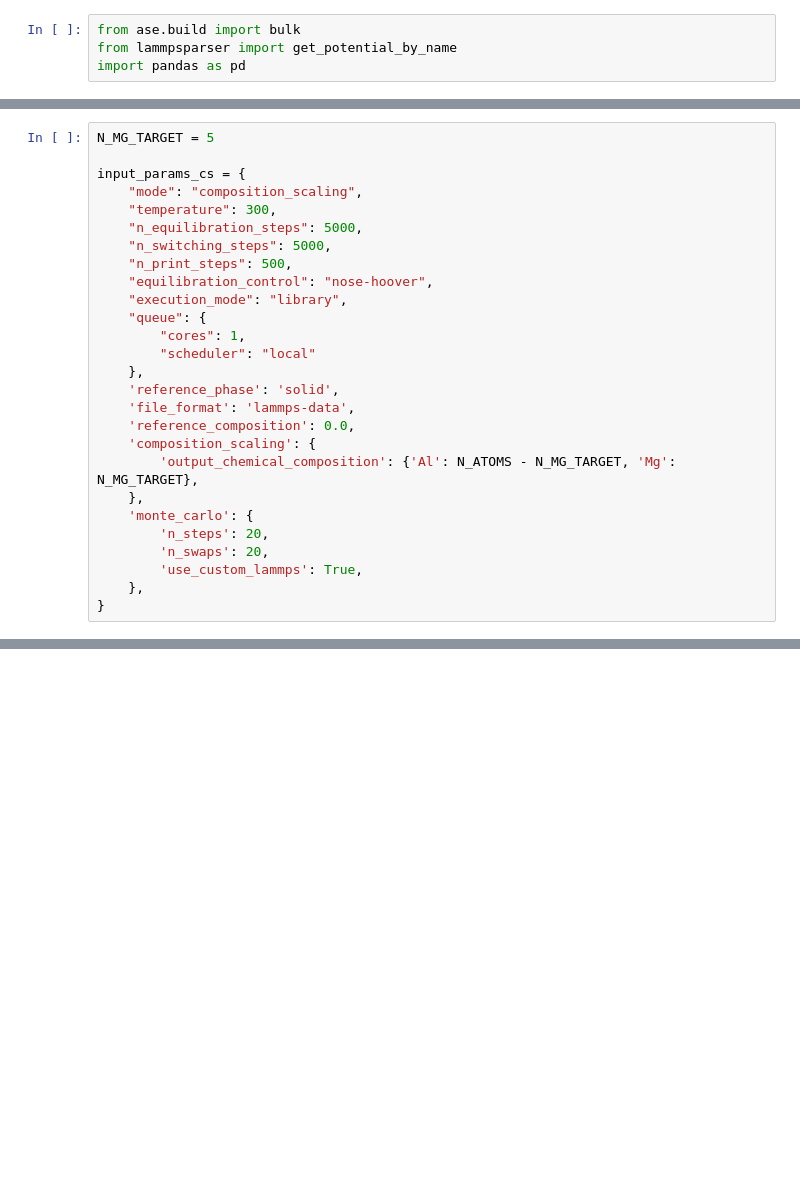
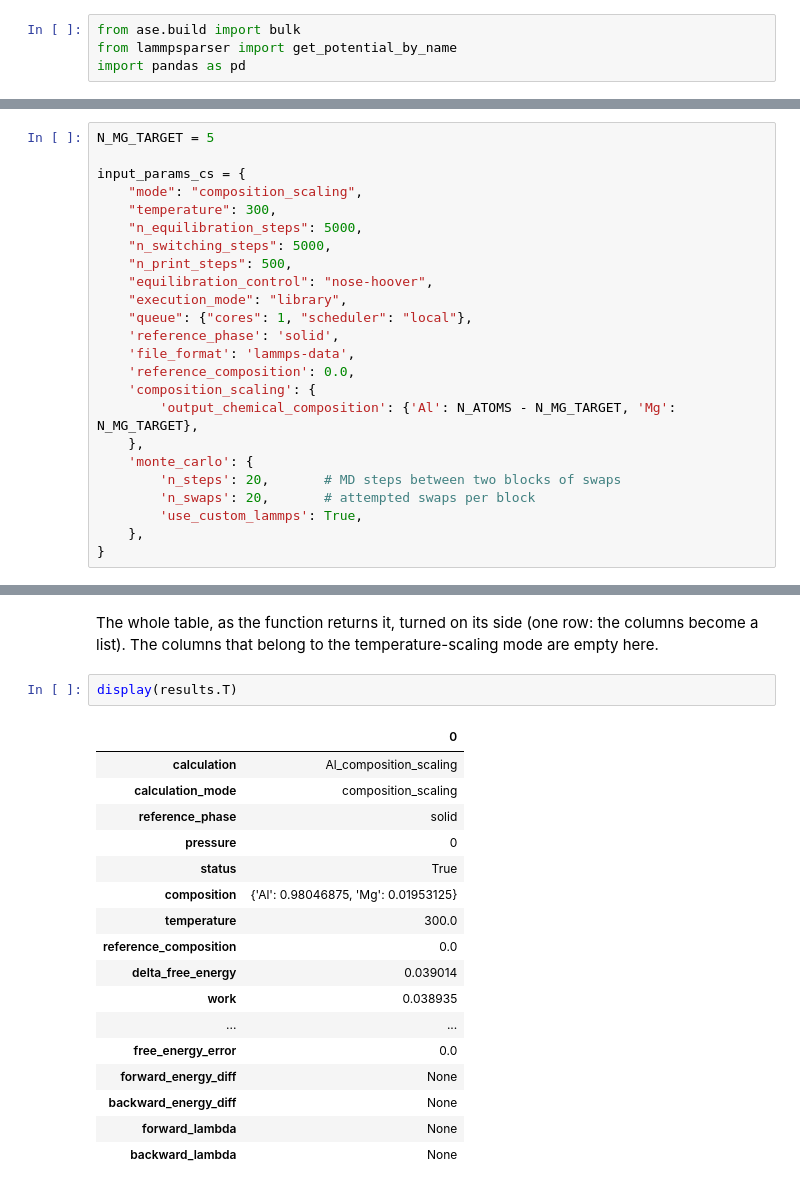
Before and after one commit to prabhath-c/phase_diagram_workflows, a Jupyter notebook: notebooks/Al_composition_scaling_executor_demo.ipynb, the cells around one changed output, grey strips where cells are left out. Saved outputs shown, nothing was run; the diff lists cells and outputs as text; blank space fills up the shorter version.

```diff
--- a/notebooks/Al_composition_scaling_executor_demo.ipynb
+++ b/notebooks/Al_composition_scaling_executor_demo.ipynb
@@ -75,10 +66,7 @@ input_params_cs = {
     "n_print_steps": 500,
     "equilibration_control": "nose-hoover",
     "execution_mode": "library",
-    "queue": {
-        "cores": 1,
-        "scheduler": "local"
-    },
+    "queue": {"cores": 1, "scheduler": "local"},
     'reference_phase': 'solid',
     'file_format': 'lammps-data',
     'reference_composition': 0.0,
@@ -86,8 +74,8 @@ input_params_cs = {
         'output_chemical_composition': {'Al': N_ATOMS - N_MG_TARGET, 'Mg': N_MG_TARGET},
     },
     'monte_carlo': {
-        'n_steps': 20,
-        'n_swaps': 20,
+        'n_steps': 20,       # MD steps between two blocks of swaps
+        'n_swaps': 20,       # attempted swaps per block
         'use_custom_lammps': True,
     },
 }
@@ -249,0 +119,22 @@ Demo completed.
+# %% [markdown]
+The whole table, as the function returns it, turned on its side (one row: the columns become a list). The columns that belong to the temperature-scaling mode are empty here.
+# %%
+display(results.T)
+# %% [output]
+|  | 0 |
+| calculation | Al_composition_scaling |
+| calculation_mode | composition_scaling |
+| reference_phase | solid |
+| pressure | 0 |
+| status | True |
+| composition | {'Al': 0.98046875, 'Mg': 0.01953125} |
+| temperature | 300.0 |
+| reference_composition | 0.0 |
+| delta_free_energy | 0.039014 |
+| work | 0.038935 |
+| ... | ... |
+| free_energy_error | 0.0 |
+| forward_energy_diff | None |
+| backward_energy_diff | None |
+| forward_lambda | None |
+| backward_lambda | None |
```
Also changed, not shown: parts of 21 cells of this notebook.
